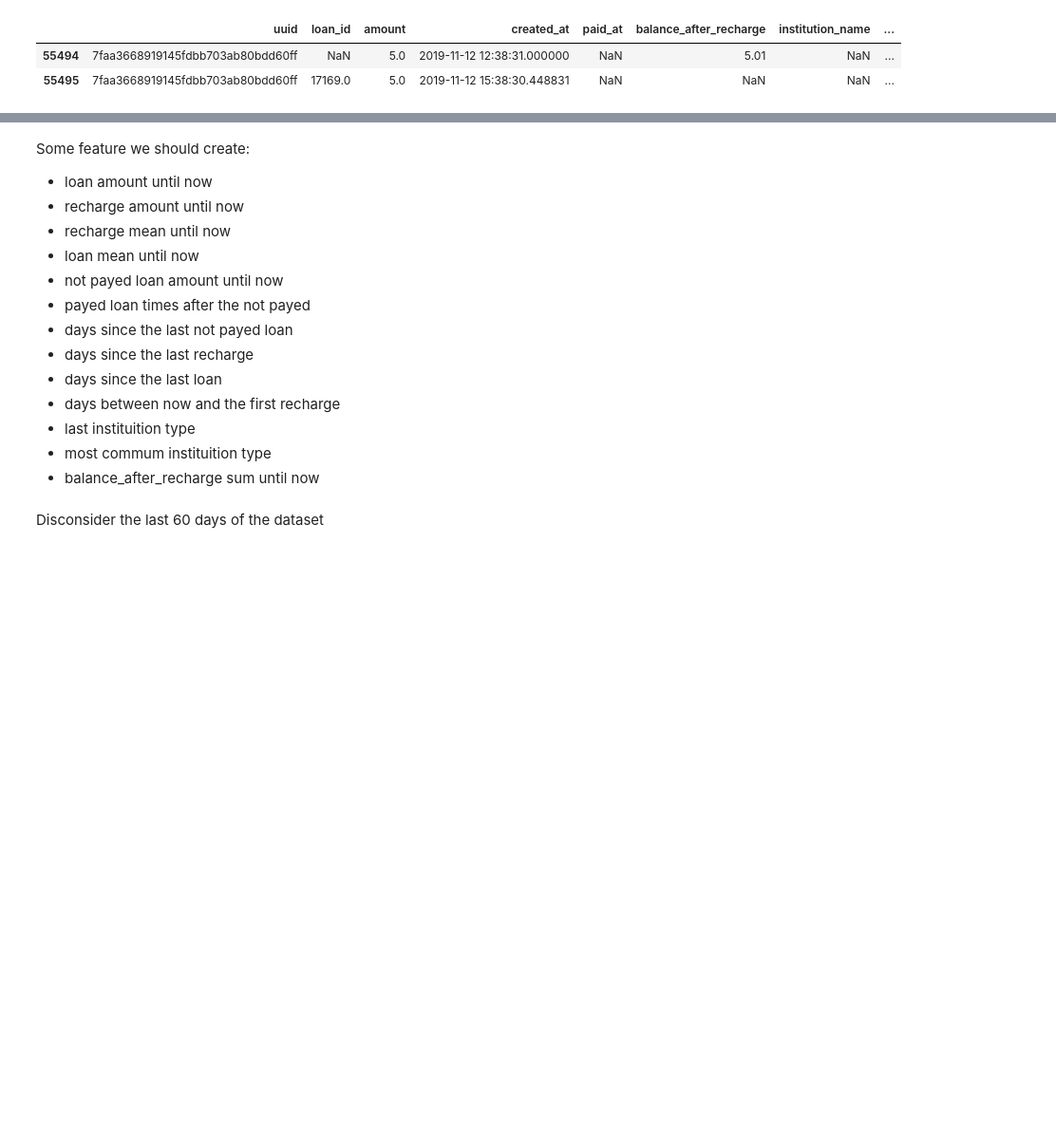
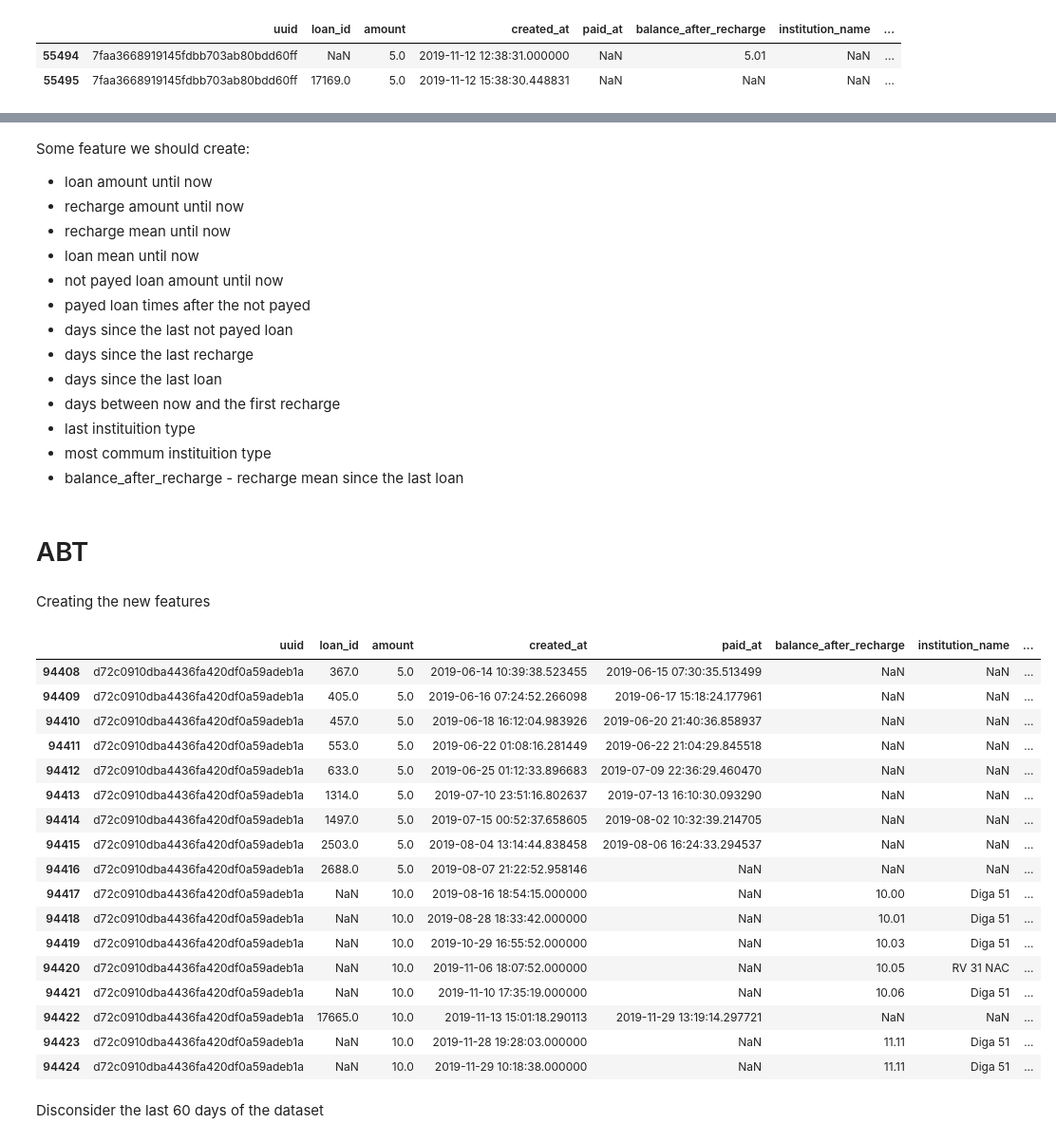
Before and after one commit to ohbtorres/Juno-Test, a Jupyter notebook: notebook/JUVO.ipynb, the cells around one changed output, grey strips where cells are left out. Shown: that part at 95% size. Cells and saved outputs as stored; diff of their text form; code cells hidden in the pictures; blank space fills up the shorter version.

```diff
--- a/notebook/JUVO.ipynb
+++ b/notebook/JUVO.ipynb
@@ -256,4 +290,44 @@ Some feature we should create:
 * days between now and the first recharge
 * last instituition type
 * most commum instituition type
-* balance_after_recharge sum until now
+* balance_after_recharge - recharge mean since the last loan
+# %% [markdown]
+# ABT
+# %%
+df=df.assign(current_loan = lambda x: x.groupby("uuid").loan_id.transform(lambda y: y.fillna(method='ffill')),
+             description = lambda x: np.where(x["loan_id"] == x["loan_id"],'loan','recharge'))
+# %% [markdown]
+Creating the new features
+# %%
+df["loan_amount_cumsum"] = df.assign(loan_amount = lambda x: np.where(x["description"] == 'loan',x['amount'],0))\
+                             .groupby('uuid').loan_amount.transform(lambda x: x.cumsum())
+df["recharge_amount_cumsum"] = df.assign(recharge_amount = lambda x: np.where(x["description"] == 'recharge',x['amount'],0))\
+                             .groupby('uuid').recharge_amount.transform(lambda x: x.cumsum())
+df["loan_cumcount"] = df.assign(loan_times = lambda x: np.where(x["description"] == 'loan',1,0))\
+                             .groupby('uuid').loan_times.transform(lambda x: x.cumsum())
+df["recharge_cumcount"] = df.assign(recharge_times = lambda x: np.where(x["description"] == 'recharge',1,0))\
+                             .groupby('uuid').recharge_times.transform(lambda x: x.cumsum())
+df["not_payed_loan_cumsum"] = df.assign(not_payed_loan = lambda x: np.where((x["description"] == 'loan') &
+                                                                            (x['paid_at']!=x['paid_at']) ,x['amount'],0))\
+                             .groupby('uuid').not_payed_loan.transform(lambda x: x.cumsum())
+# %%
+df.query("uuid == 'd72c0910dba4436fa420df0a59adeb1a'")
+# %% [output]
+|  | uuid | loan_id | amount | created_at | paid_at | balance_after_recharge | institution_name | ... |
+| 94408 | d72c0910dba4436fa420df0a59adeb1a | 367.0 | 5.0 | 2019-06-14 10:39:38.523455 | 2019-06-15 07:30:35.513499 | NaN | NaN | ... |
+| 94409 | d72c0910dba4436fa420df0a59adeb1a | 405.0 | 5.0 | 2019-06-16 07:24:52.266098 | 2019-06-17 15:18:24.177961 | NaN | NaN | ... |
+| 94410 | d72c0910dba4436fa420df0a59adeb1a | 457.0 | 5.0 | 2019-06-18 16:12:04.983926 | 2019-06-20 21:40:36.858937 | NaN | NaN | ... |
+| 94411 | d72c0910dba4436fa420df0a59adeb1a | 553.0 | 5.0 | 2019-06-22 01:08:16.281449 | 2019-06-22 21:04:29.845518 | NaN | NaN | ... |
+| 94412 | d72c0910dba4436fa420df0a59adeb1a | 633.0 | 5.0 | 2019-06-25 01:12:33.896683 | 2019-07-09 22:36:29.460470 | NaN | NaN | ... |
+| 94413 | d72c0910dba4436fa420df0a59adeb1a | 1314.0 | 5.0 | 2019-07-10 23:51:16.802637 | 2019-07-13 16:10:30.093290 | NaN | NaN | ... |
+| 94414 | d72c0910dba4436fa420df0a59adeb1a | 1497.0 | 5.0 | 2019-07-15 00:52:37.658605 | 2019-08-02 10:32:39.214705 | NaN | NaN | ... |
+| 94415 | d72c0910dba4436fa420df0a59adeb1a | 2503.0 | 5.0 | 2019-08-04 13:14:44.838458 | 2019-08-06 16:24:33.294537 | NaN | NaN | ... |
+| 94416 | d72c0910dba4436fa420df0a59adeb1a | 2688.0 | 5.0 | 2019-08-07 21:22:52.958146 | NaN | NaN | NaN | ... |
+| 94417 | d72c0910dba4436fa420df0a59adeb1a | NaN | 10.0 | 2019-08-16 18:54:15.000000 | NaN | 10.00 | Diga 51 | ... |
+| 94418 | d72c0910dba4436fa420df0a59adeb1a | NaN | 10.0 | 2019-08-28 18:33:42.000000 | NaN | 10.01 | Diga 51 | ... |
+| 94419 | d72c0910dba4436fa420df0a59adeb1a | NaN | 10.0 | 2019-10-29 16:55:52.000000 | NaN | 10.03 | Diga 51 | ... |
+| 94420 | d72c0910dba4436fa420df0a59adeb1a | NaN | 10.0 | 2019-11-06 18:07:52.000000 | NaN | 10.05 | RV 31 NAC | ... |
+| 94421 | d72c0910dba4436fa420df0a59adeb1a | NaN | 10.0 | 2019-11-10 17:35:19.000000 | NaN | 10.06 | Diga 51 | ... |
+| 94422 | d72c0910dba4436fa420df0a59adeb1a | 17665.0 | 10.0 | 2019-11-13 15:01:18.290113 | 2019-11-29 13:19:14.297721 | NaN | NaN | ... |
+| 94423 | d72c0910dba4436fa420df0a59adeb1a | NaN | 10.0 | 2019-11-28 19:28:03.000000 | NaN | 11.11 | Diga 51 | ... |
+| 94424 | d72c0910dba4436fa420df0a59adeb1a | NaN | 10.0 | 2019-11-29 10:18:38.000000 | NaN | 11.11 | Diga 51 | ... |
```
Also changed, not shown: parts of 11 cells of this notebook.
